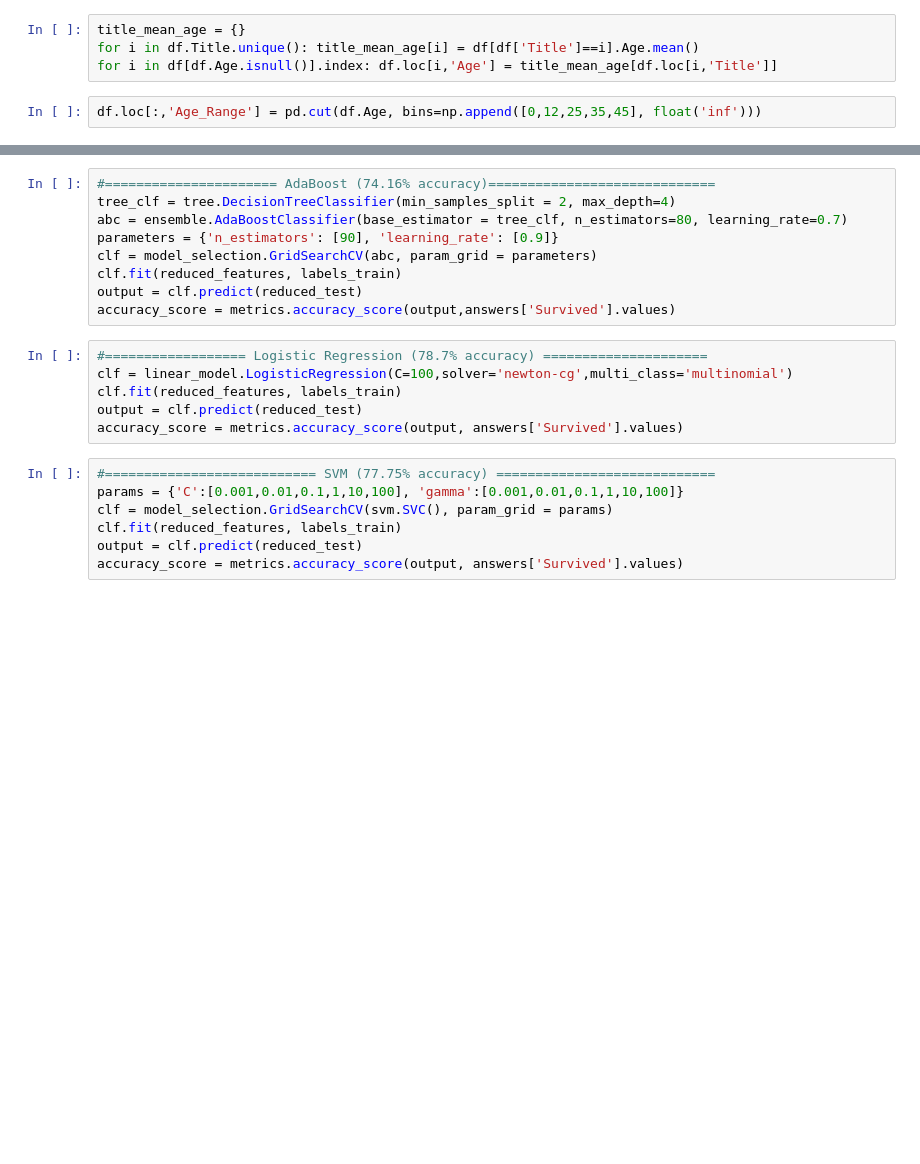
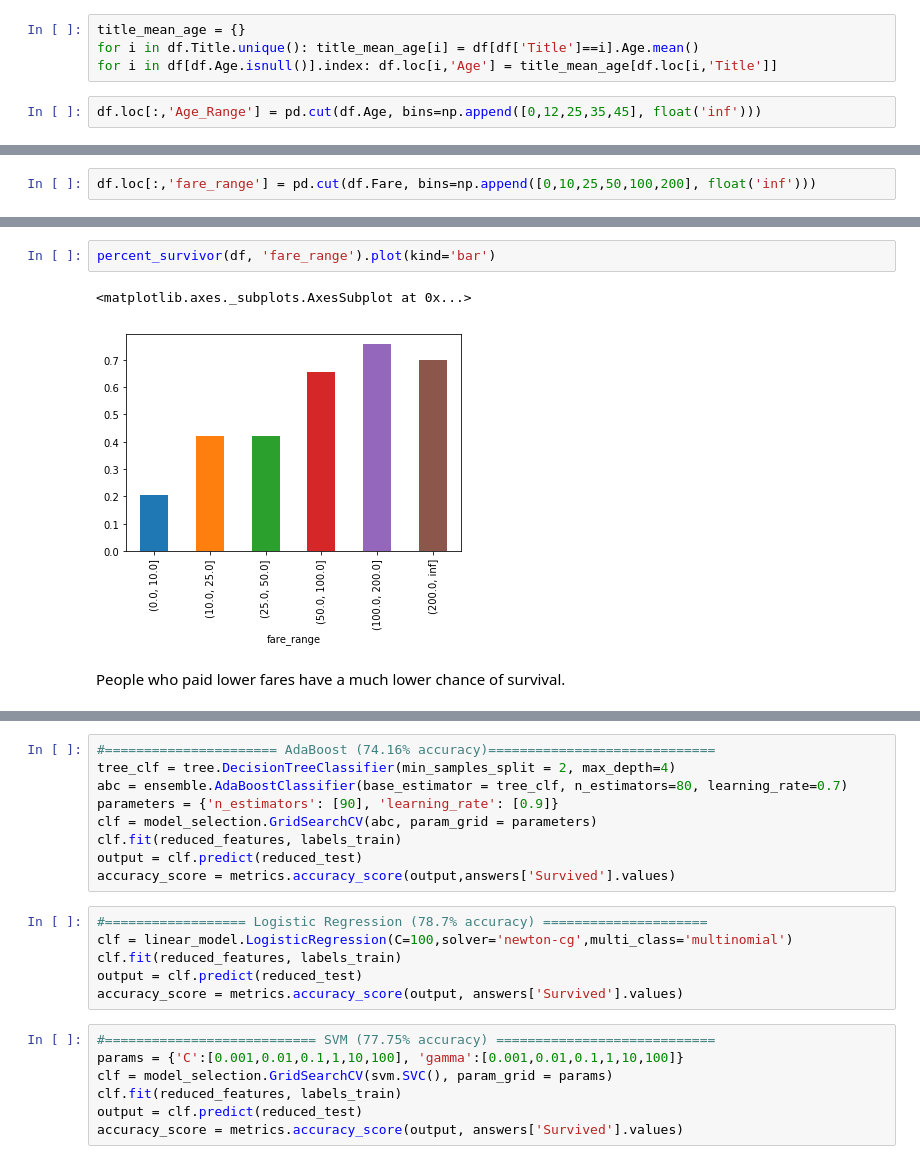
Before and after one commit to abhjtm/titanic-dataset, a Jupyter notebook: Main_work_file.ipynb, the cells around one changed output, grey strips where cells are left out. Cells and saved outputs as stored; diff of their text form; blank space fills up the shorter version.

```diff
--- a/Main_work_file.ipynb
+++ b/Main_work_file.ipynb
@@ -106,0 +182,2 @@ Name: Age_Range, dtype: int64
+# %%
+df.loc[:,'fare_range'] = pd.cut(df.Fare, bins=np.append([0,10,25,50,100,200], float('inf')))
@@ -107,3 +194,10 @@ Name: Age_Range, dtype: int64
+# %%
+percent_survivor(df, 'fare_range').plot(kind='bar')
+# %% [output]
+<matplotlib.axes._subplots.AxesSubplot at 0x...>
+[figure, added]
+# %% [markdown]
+People who paid lower fares have a much lower chance of survival.
 # %%
 df.head()
 # %% [output]
```
Also changed, not shown: parts of 74 cells of this notebook, 1 other file.
